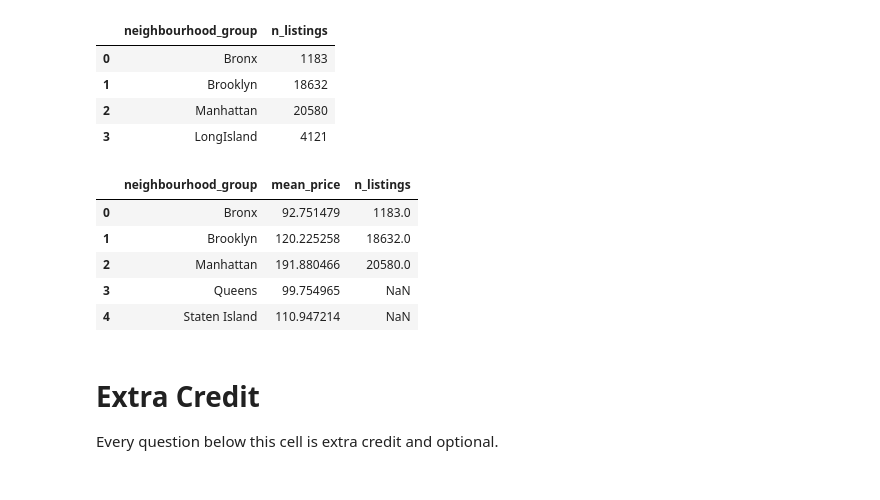
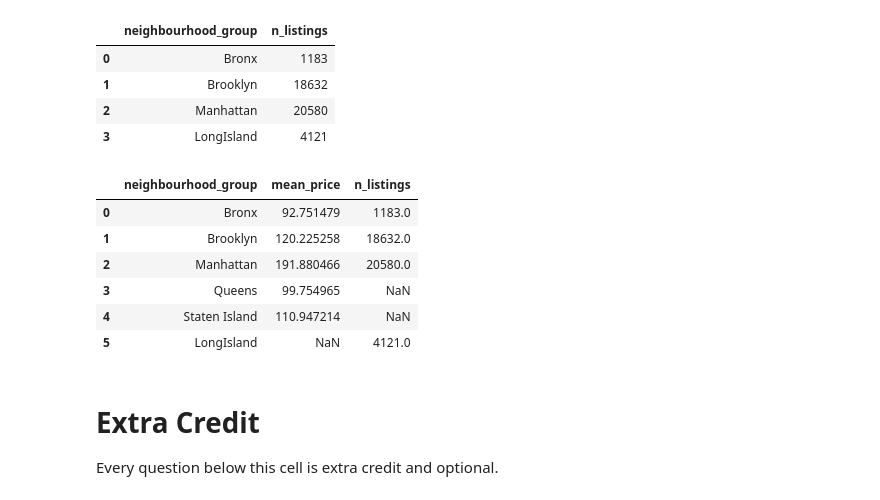
Before and after one commit to H-T0rres/2023-fall-data-science-fridays, a Jupyter notebook: Week-01-Pandas/Exercise-HTR.ipynb, the cells around one changed output. Saved outputs shown, nothing was run; the diff lists cells and outputs as text; code cells hidden in the pictures.

```diff
--- a/Week-01-Pandas/Exercise-HTR.ipynb
+++ b/Week-01-Pandas/Exercise-HTR.ipynb
@@ -272,18 +272,19 @@ dflistings
 # %%
 # 2. Do join that keeps all the records for each table.
 dfjoined = pd.merge(dfprices,
                     dflistings,
                     on='neighbourhood_group',
-                    how='left')
+                    how='outer')
 
 dfjoined
 # %% [output]
 |  | neighbourhood_group | mean_price | n_listings |
 | 0 | Bronx | 92.751479 | 1183.0 |
 | 1 | Brooklyn | 120.225258 | 18632.0 |
 | 2 | Manhattan | 191.880466 | 20580.0 |
 | 3 | Queens | 99.754965 | NaN |
 | 4 | Staten Island | 110.947214 | NaN |
+| 5 | LongIsland | NaN | 4121.0 |
 # %% [markdown]
 # Extra Credit
 Every question below this cell is extra credit and optional.
```
Also changed, not shown: 9 other files.
